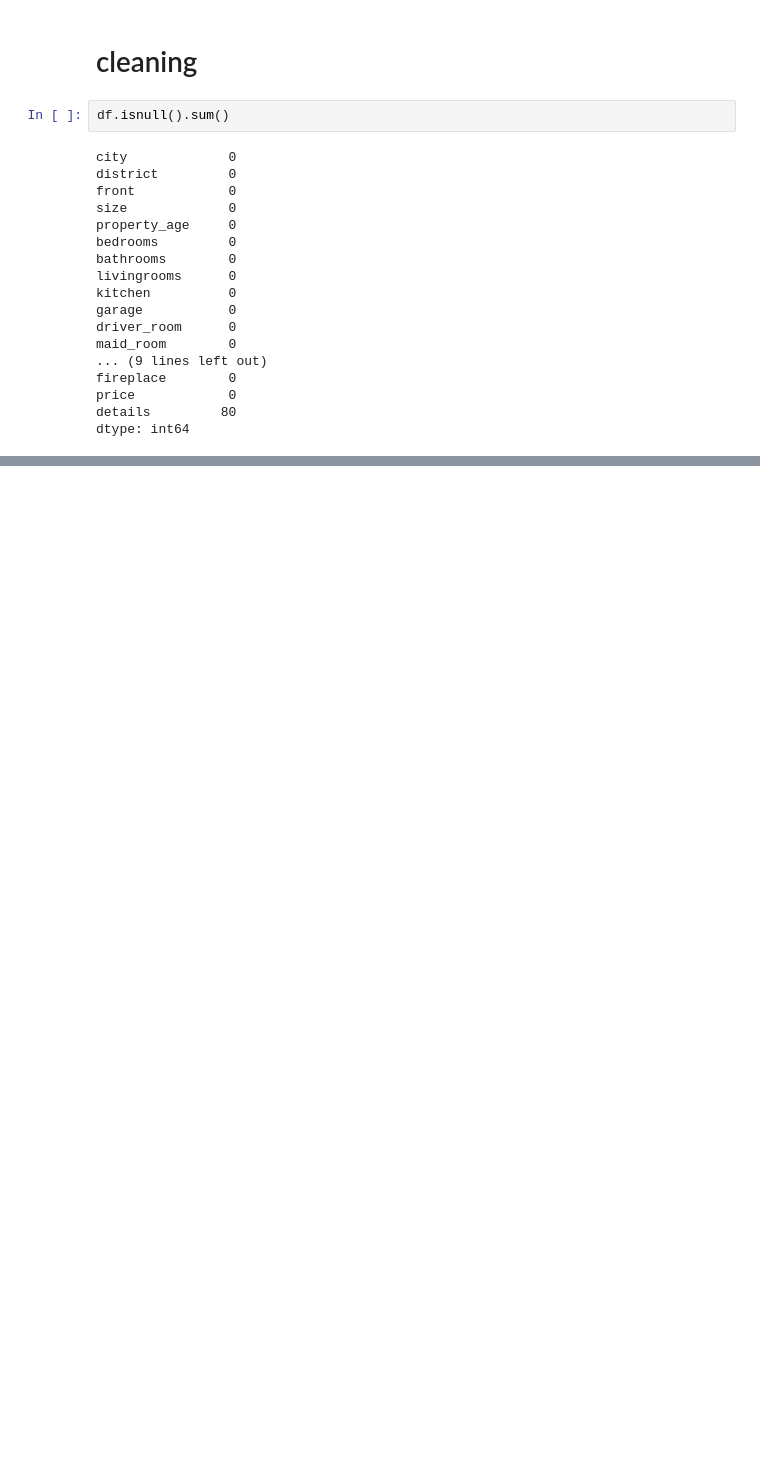
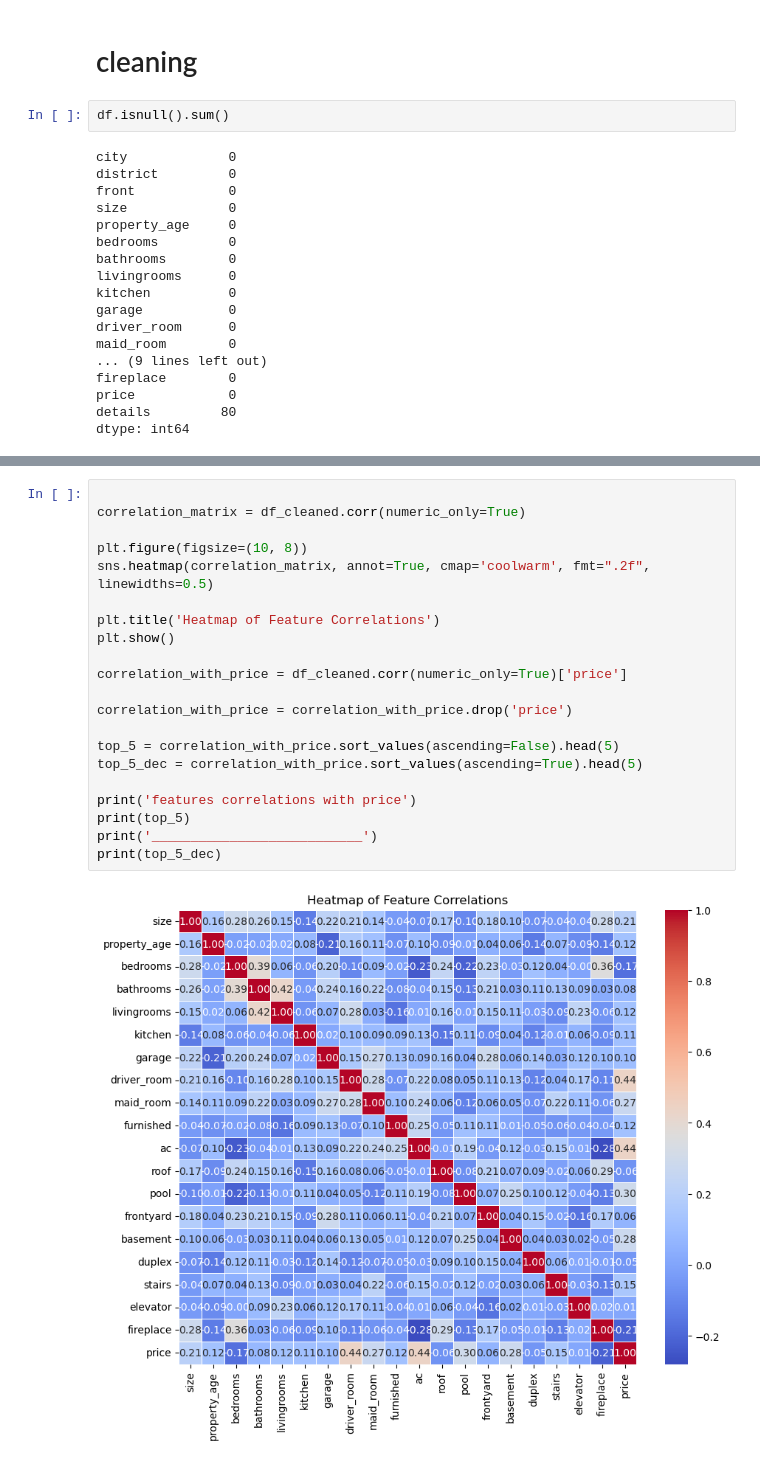
Before and after one commit to omaribrahim90/Aqar_pred, a Jupyter notebook: Aqar.ipynb, the cells around one changed output, grey strips where cells are left out. Cells and saved outputs as stored; diff of their text form; blank space fills up the shorter version.

```diff
--- a/Aqar.ipynb
+++ b/Aqar.ipynb
@@ -113,0 +196,23 @@ plt.show()
+# %%
+
+correlation_matrix = df_cleaned.corr(numeric_only=True)
+
+plt.figure(figsize=(10, 8))
+sns.heatmap(correlation_matrix, annot=True, cmap='coolwarm', fmt=".2f", linewidths=0.5)
+
+plt.title('Heatmap of Feature Correlations')
+plt.show()
+
+correlation_with_price = df_cleaned.corr(numeric_only=True)['price']
+
+correlation_with_price = correlation_with_price.drop('price')
+
+top_5 = correlation_with_price.sort_values(ascending=False).head(5)
+top_5_dec = correlation_with_price.sort_values(ascending=True).head(5)
+
+print('features correlations with price')
+print(top_5)
+print('___________________________')
+print(top_5_dec)
+# %% [output]
+[figure, added]
```
Also changed, not shown: parts of 13 cells of this notebook.
